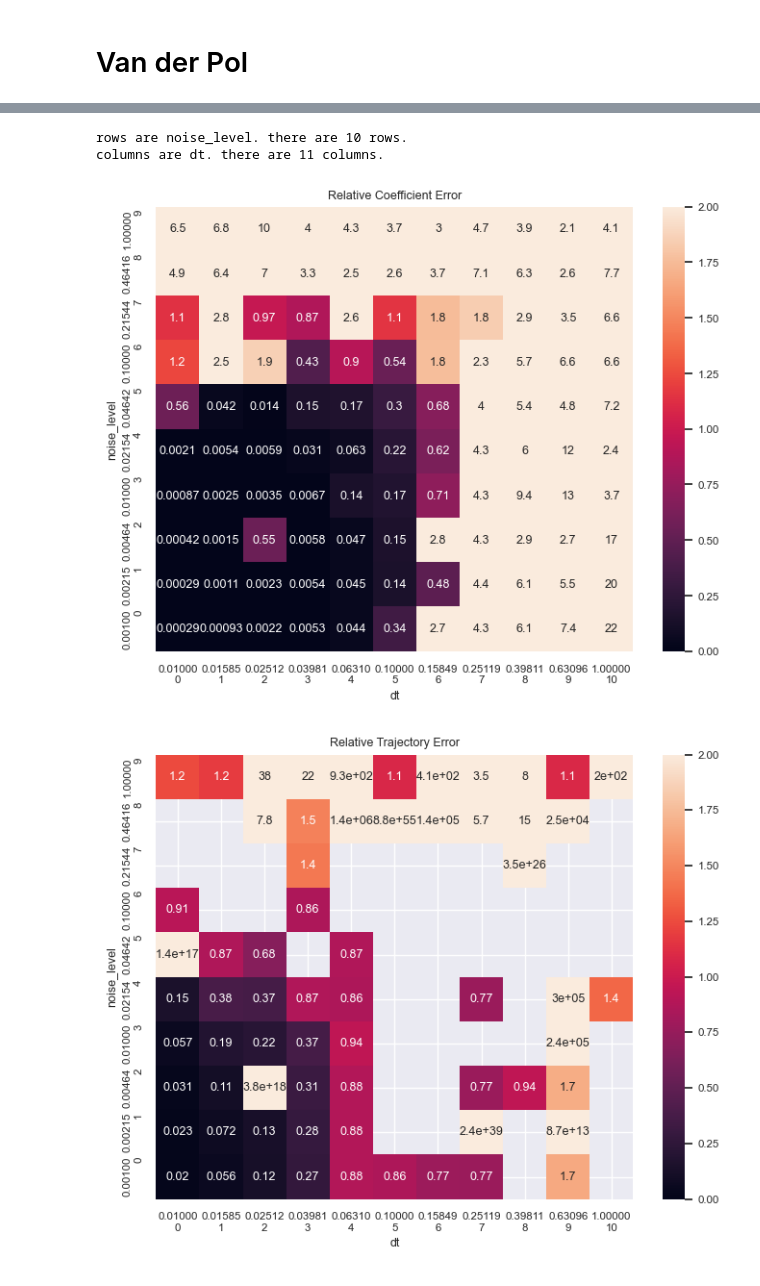
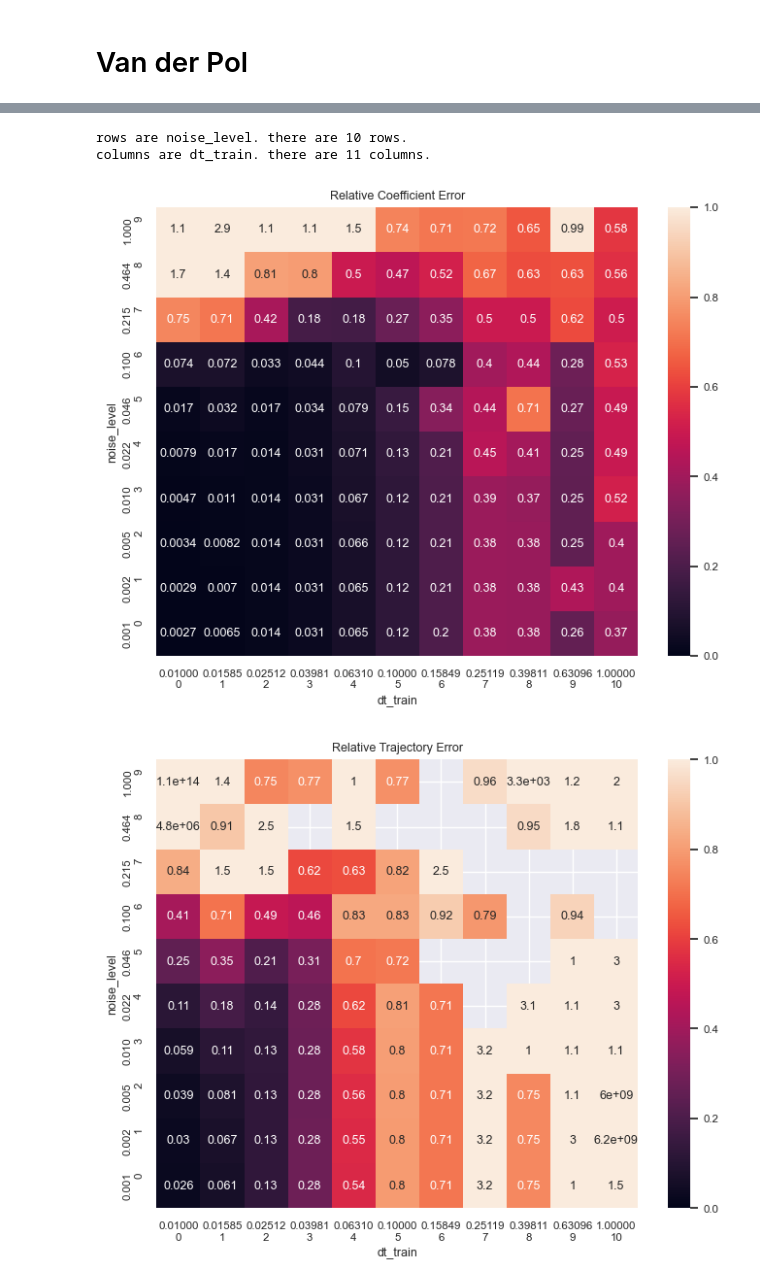
Before and after one commit to etrilling/MS-project, a Jupyter notebook: test03-noise_level_vs_dt.ipynb, the cells around one changed output, grey strips where cells are left out. Cells and saved outputs as stored; diff of their text form; code cells hidden in the pictures.

```diff
--- a/test03-noise_level_vs_dt.ipynb
+++ b/test03-noise_level_vs_dt.ipynb
@@ -116,12 +121,14 @@ experiment_config2 = {
     # define parameters that can be lists
     'x0': (10, 5),
     'noise_level': noise_levels,
-    't_eval_train': None, 'dt': dts, 't_span': t_span, # we can use one of "t_eval_train" or ("dt" and "t_span")
+    't_eval_train': None, 'dt_train': dts, 't_span_train': t_span,
     'threshold': 0.05,
+    'poly_order': 5,
+    'n_frequencies': 0,
     # define parameters that are used after the experiment
     'true_coeffs': true_coeffs
 }
 
-results2 = run_experiment(experiment_config)
+results2 = run_experiment(experiment_config2)
 # %% [output]
 rows are noise_level. there are 10 rows.
@@ -141,7 +146,7 @@ step 10 of 10
 # %%
-plot_heatmaps(experiment_config, results2)
+plot_heatmaps(experiment_config2, results2)
 # %% [output]
 rows are noise_level. there are 10 rows.
-columns are dt. there are 11 columns.
+columns are dt_train. there are 11 columns.
-[figure, old version]
+[figure, new version]
-[figure, old version]
+[figure, new version]
```
Also changed, not shown: parts of 6 cells of this notebook, 8 other files.
